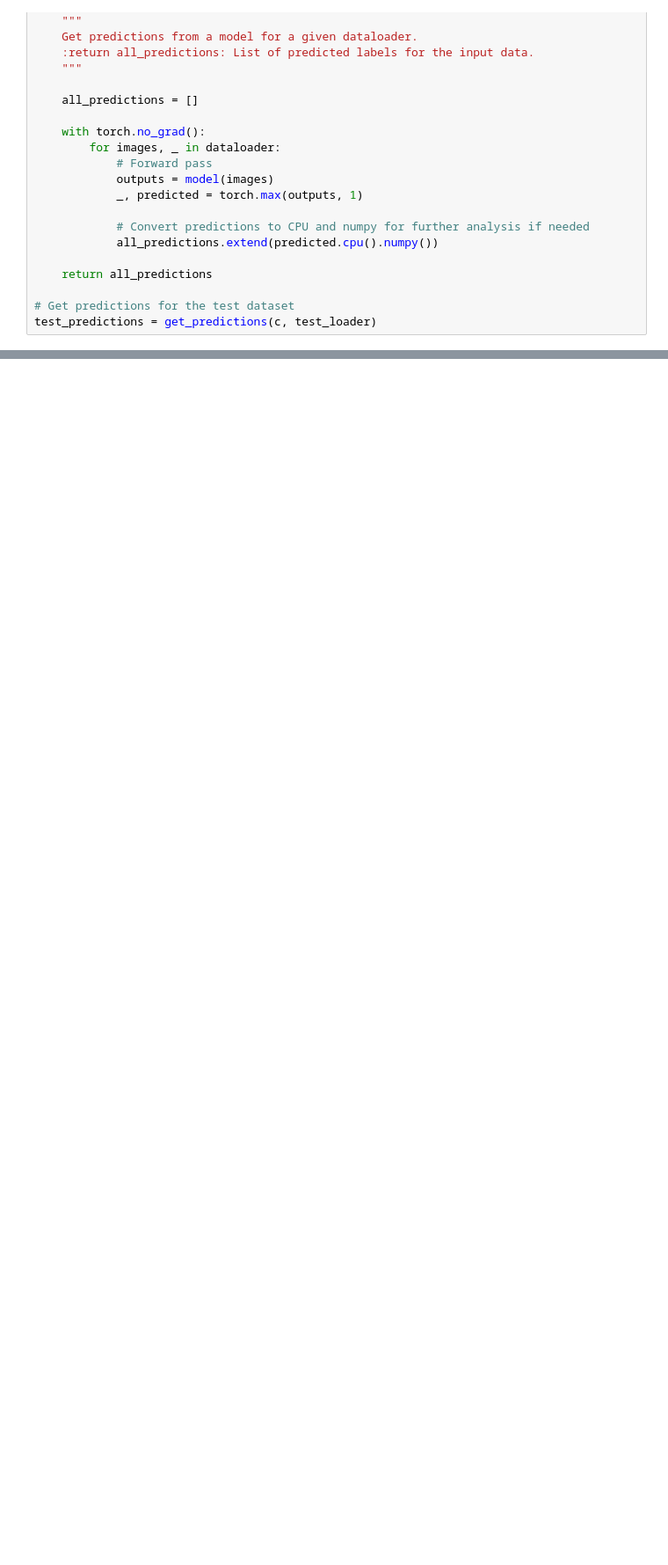
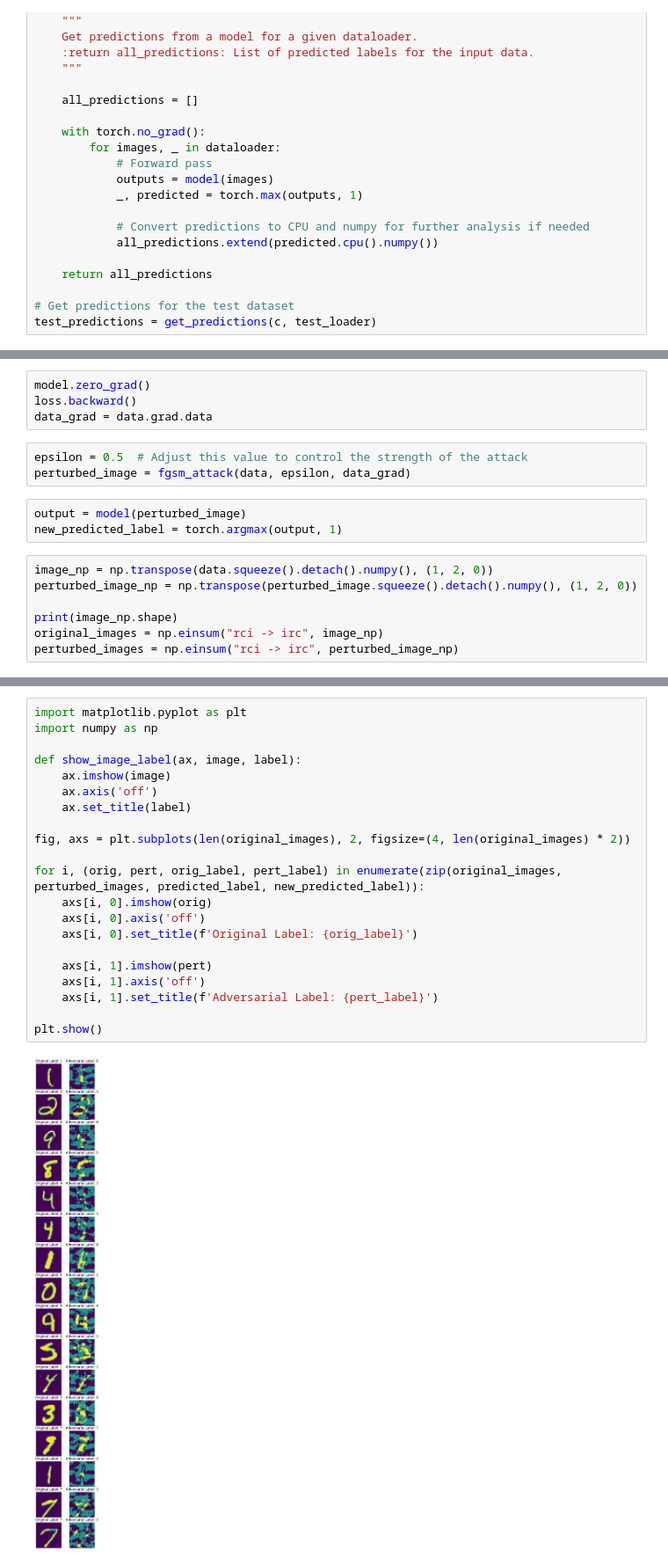
Before and after one commit to jamiecrobb/adversarial-attack, a Jupyter notebook: adversarial.ipynb, the cells around one changed output, grey strips where cells are left out. Shown at 88% size. Saved outputs shown, nothing was run; the diff lists cells and outputs as text; blank space fills up the shorter version.

Commit message:
working fgsm

```diff
--- a/adversarial.ipynb
+++ b/adversarial.ipynb
@@ -249,0 +351,17 @@ plot_confusion_matrices(actual_labels, test_predictions, display_log_scaled=True
+# %%
+model.zero_grad()
+loss.backward()
+data_grad = data.grad.data
+# %%
+epsilon = 0.5  # Adjust this value to control the strength of the attack
+perturbed_image = fgsm_attack(data, epsilon, data_grad)
+# %%
+output = model(perturbed_image)
+new_predicted_label = torch.argmax(output, 1)
+# %%
+image_np = np.transpose(data.squeeze().detach().numpy(), (1, 2, 0))
+perturbed_image_np = np.transpose(perturbed_image.squeeze().detach().numpy(), (1, 2, 0))
+
+print(image_np.shape)
+original_images = np.einsum("rci -> irc", image_np)
+perturbed_images = np.einsum("rci -> irc", perturbed_image_np)
@@ -249,0 +370,23 @@ plot_confusion_matrices(actual_labels, test_predictions, display_log_scaled=True
+# %%
+import matplotlib.pyplot as plt
+import numpy as np
+
+def show_image_label(ax, image, label):
+    ax.imshow(image)
+    ax.axis('off')
+    ax.set_title(label)
+
+fig, axs = plt.subplots(len(original_images), 2, figsize=(4, len(original_images) * 2))
+
+for i, (orig, pert, orig_label, pert_label) in enumerate(zip(original_images, perturbed_images, predicted_label, new_predicted_label)):
+    axs[i, 0].imshow(orig)
+    axs[i, 0].axis('off')
+    axs[i, 0].set_title(f'Original Label: {orig_label}')
+
+    axs[i, 1].imshow(pert)
+    axs[i, 1].axis('off')
+    axs[i, 1].set_title(f'Adversarial Label: {pert_label}')
+
+plt.show()
+# %% [output]
+[figure, added]
```
Also changed, not shown: parts of 14 cells of this notebook.
